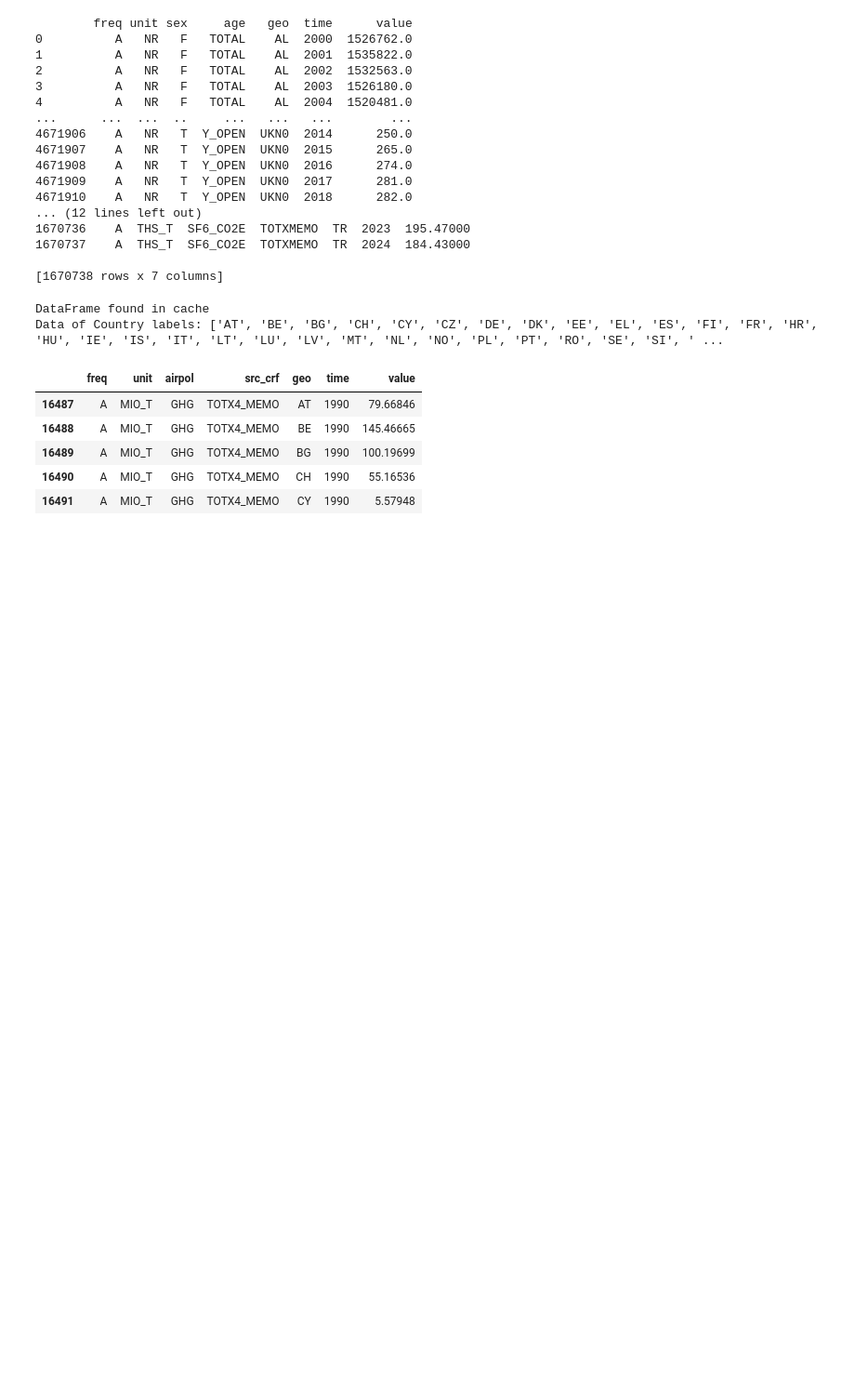
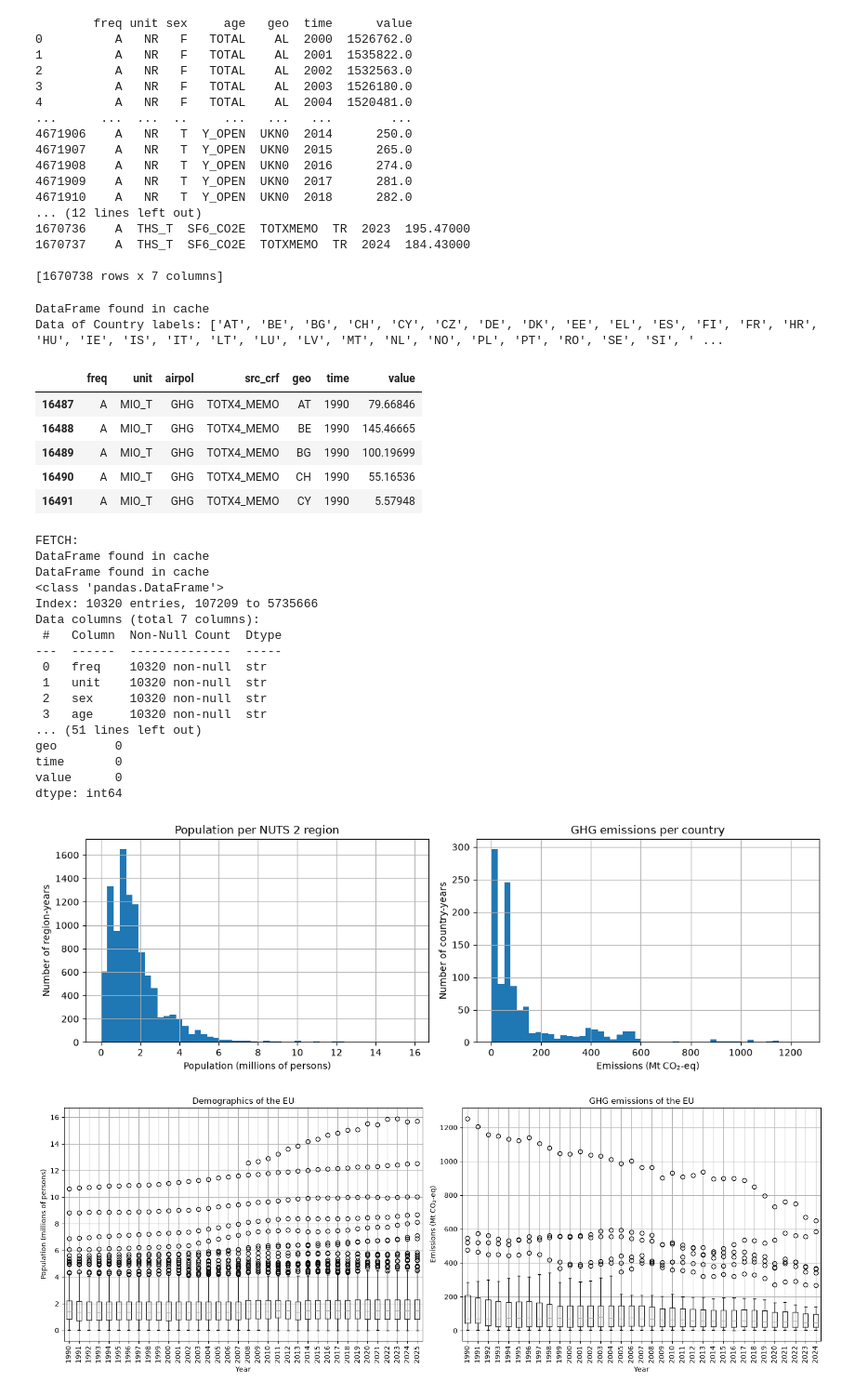
Before and after one commit to RichardPalotai/eurostat-dq, a Jupyter notebook: notebooks/01_eda.ipynb, the cells around one changed output. Shown at 93% size. Saved outputs shown, nothing was run; the diff lists cells and outputs as text; code cells hidden in the pictures; blank space fills up the shorter version.

Commit message:
Diagrams and research done on demo and env datasets

```diff
--- a/notebooks/01_eda.ipynb
+++ b/notebooks/01_eda.ipynb
@@ -278,3 +278,83 @@ Data of Country labels: ['AT', 'BE', 'BG', 'CH', 'CY', 'CZ', 'DE', 'DK', 'EE', '
 | 16489 | A | MIO_T | GHG | TOTX4_MEMO | BG | 1990 | 100.19699 |
 | 16490 | A | MIO_T | GHG | TOTX4_MEMO | CH | 1990 | 55.16536 |
 | 16491 | A | MIO_T | GHG | TOTX4_MEMO | CY | 1990 | 5.57948 |
+# %%
+from eurostat_dq.ingest import fetch_dataset
+from eurostat_dq.clean import to_tidy, apply_slice
+from eurostat_dq.config import DATASETS
+import matplotlib.pyplot as plt
+
+demo = pd.DataFrame()
+env = pd.DataFrame()
+
+print("FETCH:")
+for code, cfg in DATASETS.items():
+    raw   = fetch_dataset(code, use_cache=True)
+    tidy  = to_tidy(raw)
+    clean = apply_slice(tidy, cfg)
+    if cfg.code == "demo_r_d2jan":
+        demo = clean
+    elif cfg.code == "env_air_gge":
+        env = clean
+
+print(demo.info())
+print(demo.describe())
+print(demo.isnull().sum())
+print(env.info())
+print(env.describe())
+print(env.isnull().sum())
+
+fig, axes = plt.subplots(1, 2, figsize=(12, 4))
+
+(demo["value"] / 1e6).hist(bins=50, ax=axes[0])
+axes[0].set_title("Population per NUTS 2 region")
+axes[0].set_xlabel("Population (millions of persons)")
+axes[0].set_ylabel("Number of region-years")
+
+(env["value"] / 1e3).hist(bins=50, ax=axes[1])
+axes[1].set_title("GHG emissions per country")
+axes[1].set_xlabel("Emissions (Mt CO₂-eq)")
+axes[1].set_ylabel("Number of country-years")
+
+plt.tight_layout()
+plt.show()
+
+fig, axes = plt.subplots(1, 2, figsize=(16, 6))
+
+demo_plot_eu = demo.assign(value=demo["value"] / 1e6)
+demo_plot_eu.boxplot(column="value", by="time", ax=axes[0])
+axes[0].set_title("Demographics of the EU")
+axes[0].set_ylabel("Population (millions of persons)")
+
+env_plot_eu = env.assign(value=env["value"] / 1e3)
+env_plot_eu.boxplot(column="value", by="time", ax=axes[1])
+axes[1].set_title("GHG emissions of the EU")
+axes[1].set_ylabel("Emissions (Mt CO₂-eq)")
+
+for ax in axes:
+    ax.set_xlabel("Year")
+    ax.set_xticklabels(ax.get_xticklabels(), rotation=90)
+
+plt.suptitle("")
+plt.tight_layout()
+plt.show()
+# %% [output]
+FETCH:
+DataFrame found in cache
+DataFrame found in cache
+<class 'pandas.DataFrame'>
+Index: 10320 entries, 107209 to 5735666
+Data columns (total 7 columns):
+ #   Column  Non-Null Count  Dtype
+---  ------  --------------  -----
+ 0   freq    10320 non-null  str
+ 1   unit    10320 non-null  str
+ 2   sex     10320 non-null  str
+ 3   age     10320 non-null  str
+... (51 lines left out)
+geo        0
+time       0
+value      0
+dtype: int64
+[figure, added]
+[figure, added]
```
Also changed, not shown: parts of 5 cells of this notebook, 2 other files.
